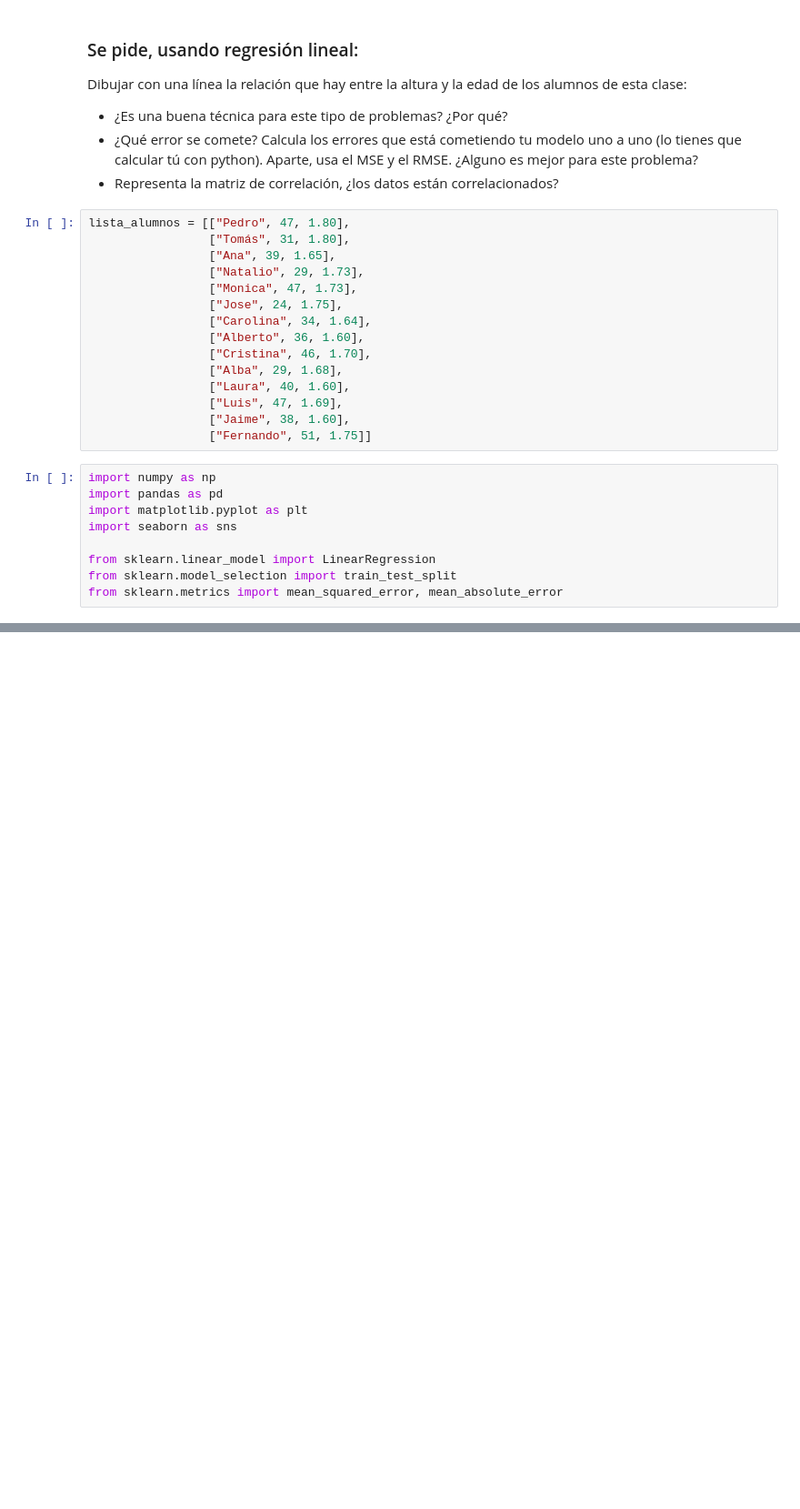
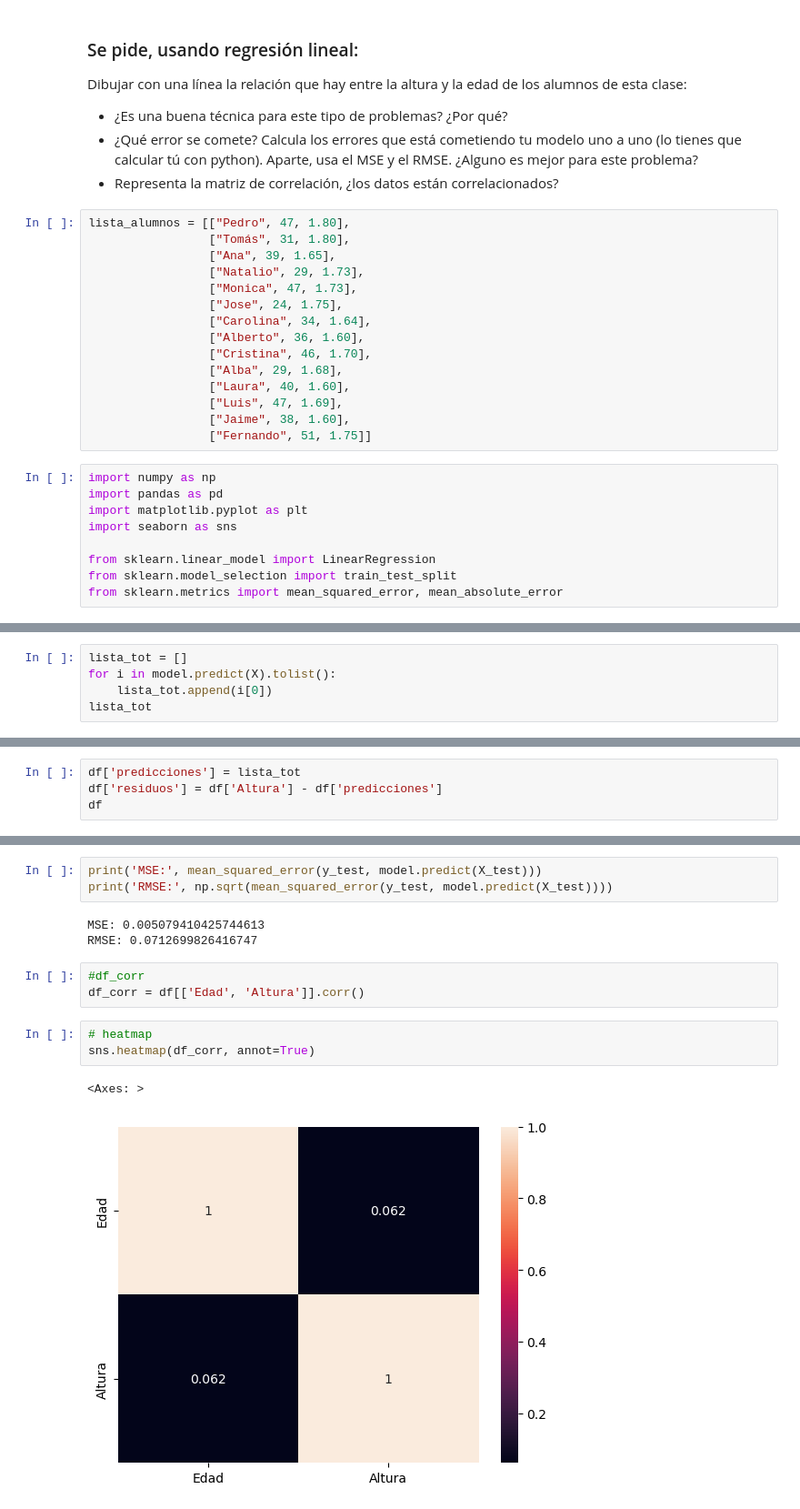
Before and after one commit to nichoces/dsft-jun23, a Jupyter notebook: 3_Machine_learning/3.2_Supervisado/3.2.1_Linear_Regression/1 Height - Clase.ipynb, the cells around one changed output, grey strips where cells are left out. Shown at 91% size. Drawn from its saved outputs; the diff is of its cells as text; blank space fills up the shorter version.

```diff
--- a/3_Machine_learning/3.2_Supervisado/3.2.1_Linear_Regression/1 Height - Clase.ipynb
+++ b/3_Machine_learning/3.2_Supervisado/3.2.1_Linear_Regression/1 Height - Clase.ipynb
@@ -162,0 +145,5 @@ RMSE: 0.0712699826416747
+# %%
+lista_tot = []
+for i in model.predict(X).tolist():
+    lista_tot.append(i[0])
+lista_tot
@@ -162,0 +165,4 @@ RMSE: 0.0712699826416747
+# %%
+df['predicciones'] = lista_tot
+df['residuos'] = df['Altura'] - df['predicciones']
+df
@@ -162,0 +185,15 @@ RMSE: 0.0712699826416747
+# %%
+print('MSE:', mean_squared_error(y_test, model.predict(X_test)))
+print('RMSE:', np.sqrt(mean_squared_error(y_test, model.predict(X_test))))
+# %% [output]
+MSE: 0.005079410425744613
+RMSE: 0.0712699826416747
+# %%
+#df_corr
+df_corr = df[['Edad', 'Altura']].corr()
+# %%
+# heatmap
+sns.heatmap(df_corr, annot=True)
+# %% [output]
+<Axes: >
+[figure, added]
```
Also changed, not shown: parts of 29 cells of this notebook, 2 other files.
